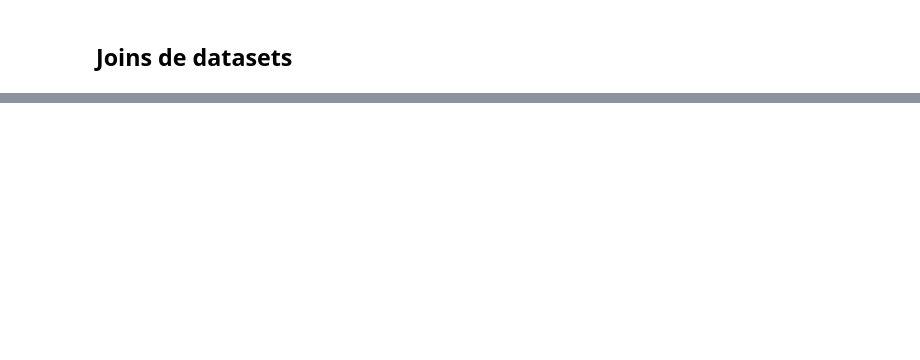
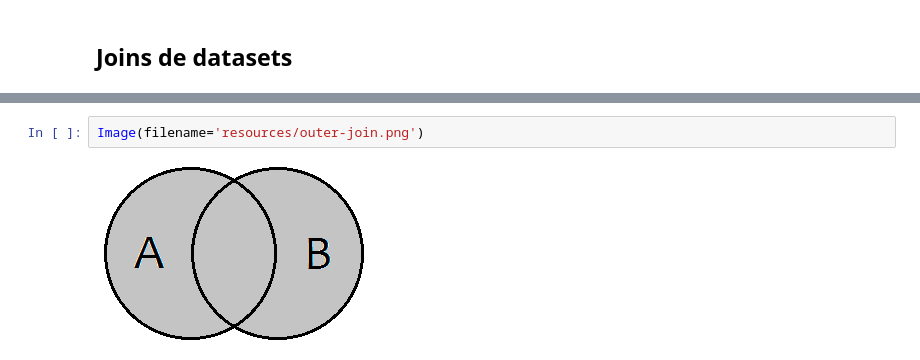
Before and after one commit to ososuna/python-ml, a Jupyter notebook: notebooks/T2 - 4 - Data Cleaning - Concatenación de datos.ipynb, the cells around one changed output, grey strips where cells are left out. Drawn from its saved outputs; the diff is of its cells as text; blank space fills up the shorter version.

```diff
--- a/notebooks/T2 - 4 - Data Cleaning - Concatenación de datos.ipynb
+++ b/notebooks/T2 - 4 - Data Cleaning - Concatenación de datos.ipynb
@@ -165,0 +347,4 @@ plt.hist(data)
+# %%
+Image(filename='resources/outer-join.png')
+# %% [output]
+[figure, added]
```
Also changed, not shown: parts of 35 cells of this notebook.
